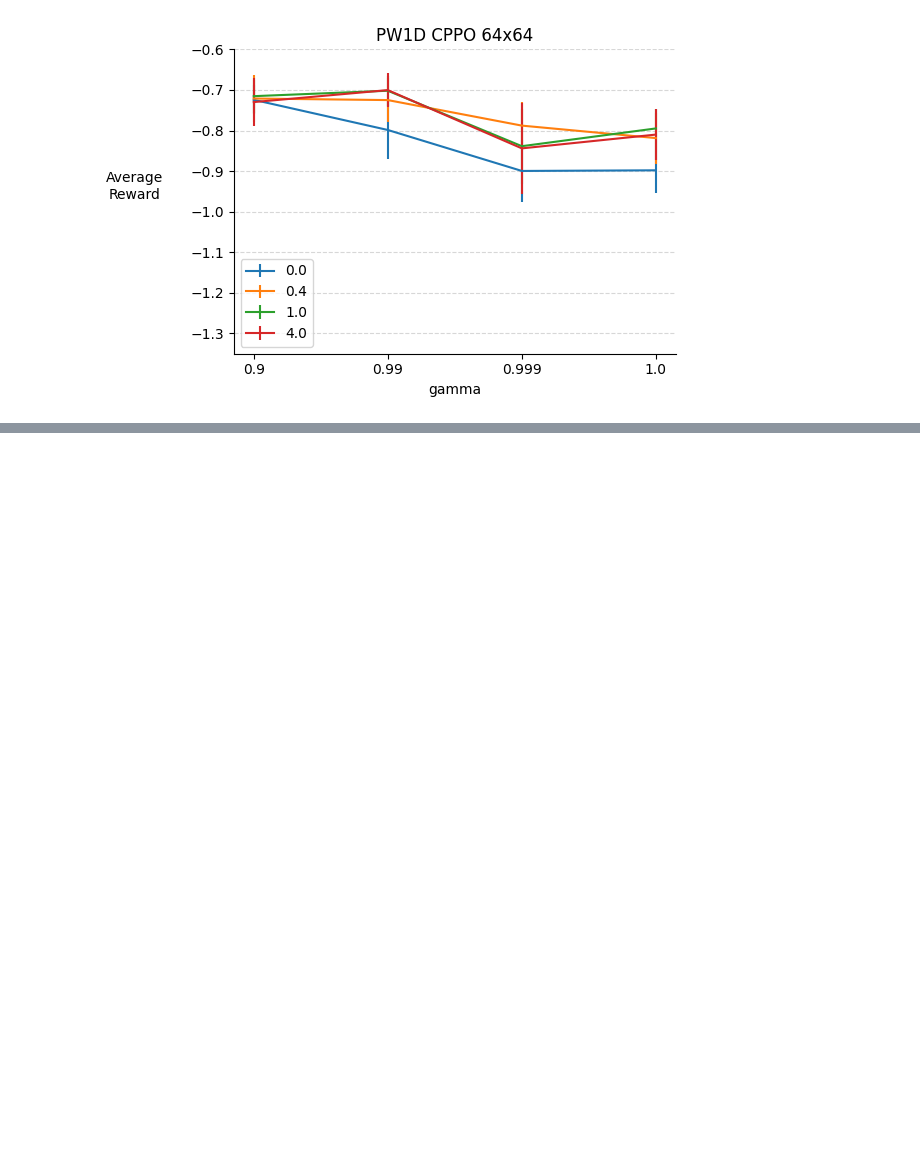
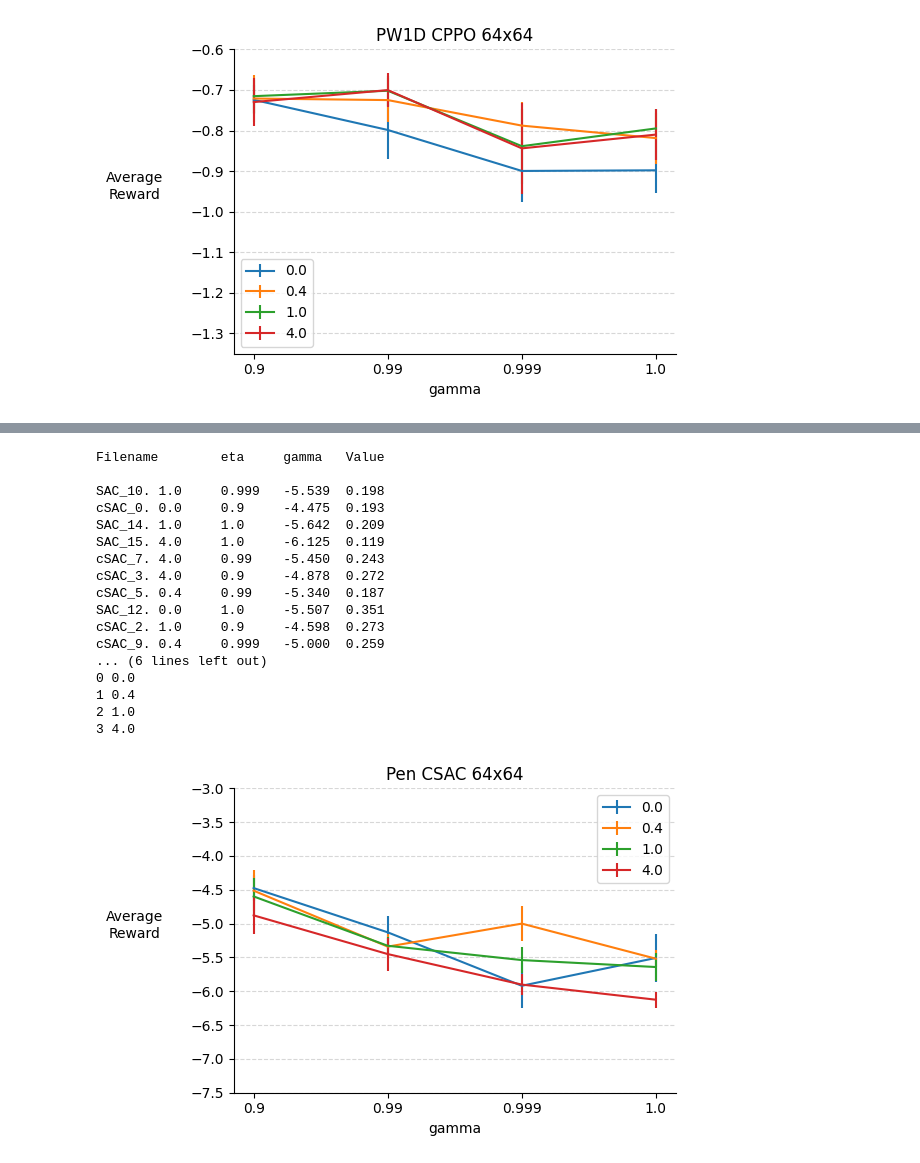
Before and after one commit to abhisheknaik96/continuing-rl-exps, a Jupyter notebook: notebooks/sweep.ipynb, the cells around one changed output, grey strips where cells are left out. Saved outputs shown, nothing was run; the diff lists cells and outputs as text; code cells hidden in the pictures; blank space fills up the shorter version.

```diff
--- a/notebooks/sweep.ipynb
+++ b/notebooks/sweep.ipynb
@@ -778,0 +833,25 @@ cPPO_4. 0.0     0.99    -0.799  0.072
+# %%
+param_list = [('../results/centering_sweep_4/pendulum/', 'pendulum_cont_CDiscSAC', 'eta'),]
+
+plot_sensitivity(param_list, 'reward', param2='gamma', ylabel='Average\nReward', param_choose_only=("critic_step_size", 0.001),
+                y_lims=(-7.5, -3), #firstn=400, #logbase=10,
+                 title=r'Pen CSAC 64x64', final=False)
+# %% [output]
+Filename        eta     gamma   Value
+
+SAC_10. 1.0     0.999   -5.539  0.198
+cSAC_0. 0.0     0.9     -4.475  0.193
+SAC_14. 1.0     1.0     -5.642  0.209
+SAC_15. 4.0     1.0     -6.125  0.119
+cSAC_7. 4.0     0.99    -5.450  0.243
+cSAC_3. 4.0     0.9     -4.878  0.272
+cSAC_5. 0.4     0.99    -5.340  0.187
+SAC_12. 0.0     1.0     -5.507  0.351
+cSAC_2. 1.0     0.9     -4.598  0.273
+cSAC_9. 0.4     0.999   -5.000  0.259
+... (6 lines left out)
+0 0.0
+1 0.4
+2 1.0
+3 4.0
+[figure, added]
```
Also changed, not shown: parts of 15 cells of this notebook, 4 other files.
